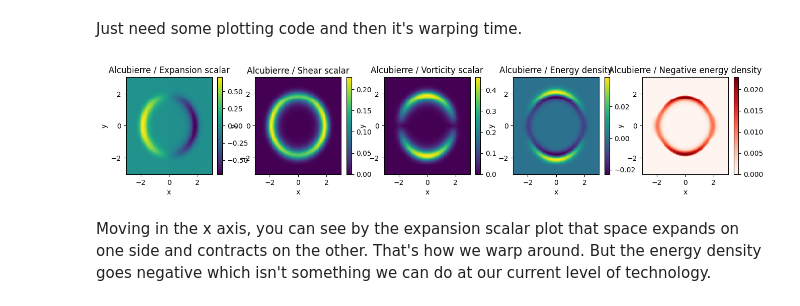
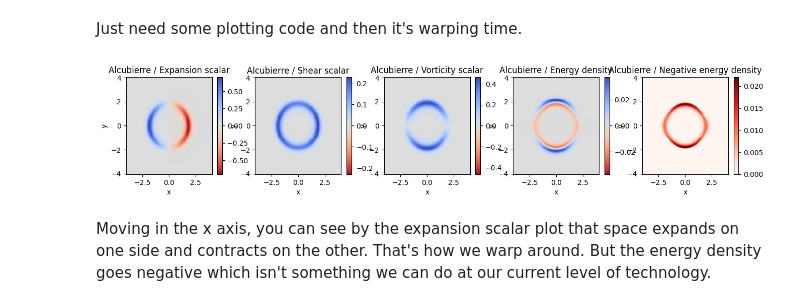
Before and after one commit to awentzonline/zefram, a Jupyter notebook: notebooks/fit_expansion_scalar.ipynb, the cells around one changed output. Saved outputs shown, nothing was run; the diff lists cells and outputs as text; code cells hidden in the pictures.

Commit message:
use colors in plots like the Warp Factory papers

```diff
--- a/notebooks/fit_expansion_scalar.ipynb
+++ b/notebooks/fit_expansion_scalar.ipynb
@@ -175,8 +175,10 @@ def alcubierre_metric_comoving(coords):
 # %% [markdown]
 Just need some plotting code and then it's warping time.
 # %%
+import matplotlib.colors as colors
+
 # Mostly generated by chatgpt, thanks
-def plot_scalar_field(scalar_field, title='Scalar', color_label=None, w=3, n=100, quantile=None, cmap='viridis', shading='auto', **kwargs):
+def plot_scalar_field(scalar_field, title='Scalar', color_label=None, w=3, n=100, quantile=None, cmap='coolwarm_r', shading='auto', **kwargs):
     # Generate grid points for the plot
     x_values = jnp.linspace(-w, w, n)
     y_values = jnp.linspace(-w, w, n)
@@ -202,7 +204,8 @@ def plot_scalar_field(scalar_field, title='Scalar', color_label=None, w=3, n=100
     # Reshape back to match the grid shape
     values = jnp.reshape(values_flat, X.shape)
     # Plot the expansion scalar
-    plt.pcolormesh(X, Y, values, cmap=cmap, shading=shading, **kwargs)
+    # negative so the colormap is backwards?
+    plt.pcolormesh(X, Y, values, cmap=cmap, shading=shading, norm=colors.CenteredNorm(), **kwargs)
     plt.colorbar(label=color_label)
     plt.xlabel('x')
     plt.ylabel('y')
@@ -237,35 +240,35 @@ def plot_energy(f_metric, title='', w=3, n=100, quantile=None):
     plt.subplot(1, 2, 2)
     plot_scalars(-values.clip(None, 0), X, Y, title=title + ' / Negative energy density', cmap='Reds')
 
 def make_plots(f_metric, title='', w=2, n=100, quantile=None):
     plot_kwargs = dict(w=w, n=n, quantile=quantile)
     plt.figure(figsize=(16, 2.5))
     # warp scalars
     for i, (f_scalar, subtitle) in enumerate((
         (expansion_scalar, 'Expansion scalar'),
         (shear_scalar, 'Shear scalar'),
         (vorticity_scalar, 'Vorticity scalar'),
     )):
         plt.subplot(1, 5, i + 1)
         vectorized_scalar = jax.vmap(partial(f_scalar, f_metric), in_axes=(0,))
         subtitle = f'{title} / {subtitle}'
         plot_scalar_field(vectorized_scalar, title=subtitle, **plot_kwargs)
     # energy
     plt.subplot(1, 5, 4)
     vectorized_energy_density = jax.jit(jax.vmap(partial(energy_density, f_metric), in_axes=(0,)))
     values, X, Y = plot_scalar_field(vectorized_energy_density, title=title + ' / Energy density', w=w, n=n, quantile=quantile)
     plt.subplot(1, 5, 5)
     plot_scalars(-values.clip(None, 0), X, Y, title=title + ' / Negative energy density', cmap='Reds')
 
 
-make_plots(alcubierre_metric_comoving, title='Alcubierre', w=3)
+make_plots(alcubierre_metric_comoving, title='Alcubierre', w=4)
 plt.show()
 # plot_warp_scalars(alcubierre_metric_comoving, title='Alcubierre', w=2)
 # plt.show()
 # plot_energy(alcubierre_metric_comoving, title='Alcubierre', w=2)
 # plt.show()
 # %% [output]
-[figure, old version]
+[figure, new version]
 # %% [markdown]
 Moving in the x axis, you can see by the expansion scalar plot that space expands on one side and contracts on the other. That's how we warp around. But the energy density goes negative which isn't something we can do at our current level of technology.
 # %% [markdown]
```
Also changed, not shown: parts of 2 cells of this notebook.
